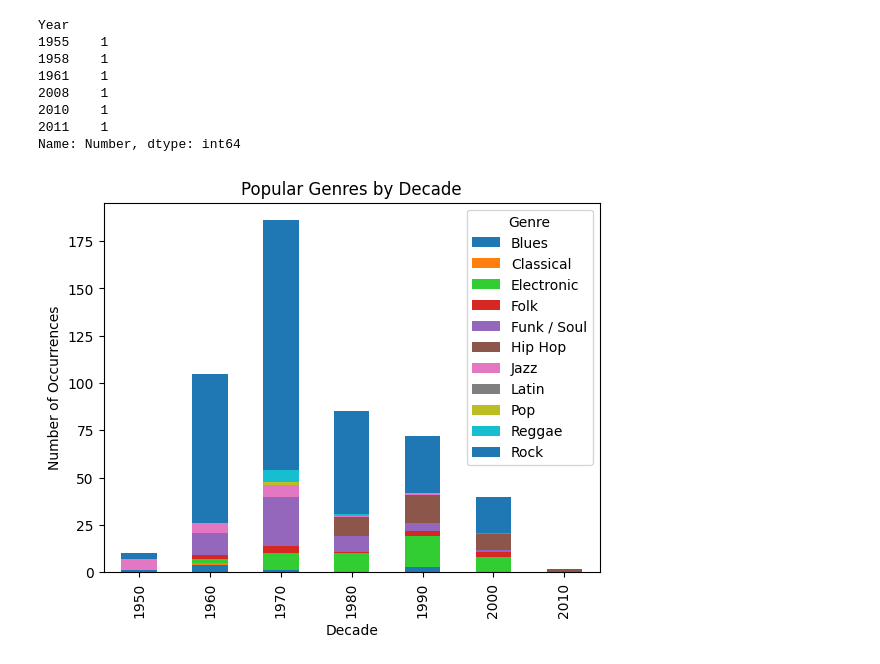
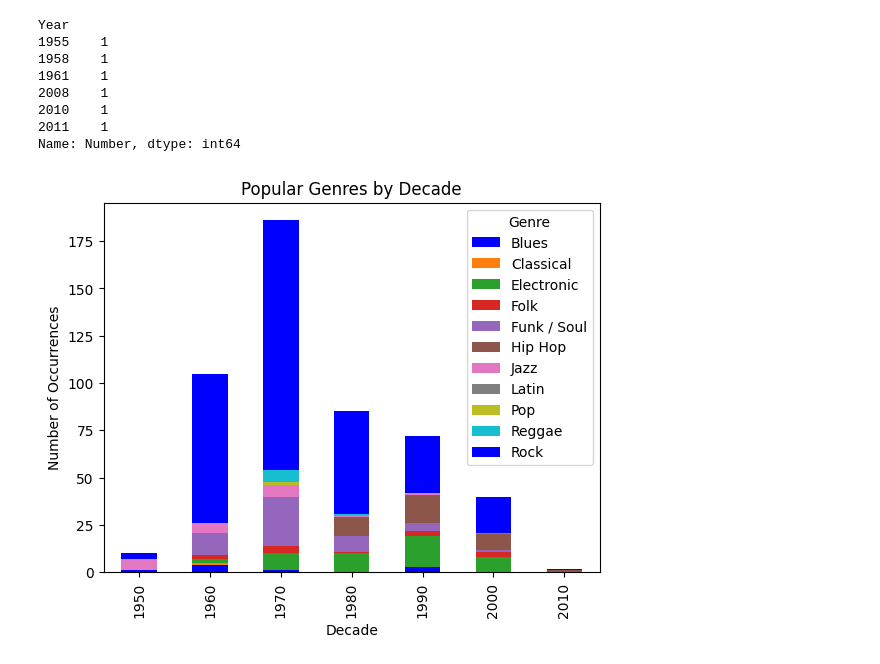
Before and after one commit to Dangarber/albums-list, a Jupyter notebook: AlbumList.ipynb, the cells around one changed output. Saved outputs shown, nothing was run; the diff lists cells and outputs as text; code cells hidden in the pictures.

```diff
--- a/AlbumList.ipynb
+++ b/AlbumList.ipynb
@@ -88,18 +88,18 @@ Name: Number, dtype: int64
 # %%
 decade_genre_counts = filtered_file.groupby([filtered_file['Year'] // 10 * 10, 'Genre']).size().reset_index(name='Counts')
 decade_genre_counts_pivot = decade_genre_counts.pivot(index='Year', columns='Genre', values='Counts')
 
-
-colors = ['#1f77b4', '#ff7f0e', '#32cd32', '#d62722', '#9467bd', '#8c564b', '#e377c2', '#7f7f7f', '#bcbd22', '#17becf']
+# Define a color palette
+colors = ['#0000FF', '#ff7f0e', '#2ca02c', '#d62722', '#9467bd', '#8c564b', '#e377c2', '#7f7f7f', '#bcbd22', '#17becf']
 
 
 
 ax = decade_genre_counts_pivot.plot(kind='bar', stacked=True, color=colors)
 
 plt.title('Popular Genres by Decade')
 plt.xlabel('Decade')
 plt.ylabel('Number of Occurrences')
 
 plt.show()
 # %% [output]
-[figure, old version]
+[figure, new version]
```
Also changed, not shown: parts of 1 cell of this notebook.
